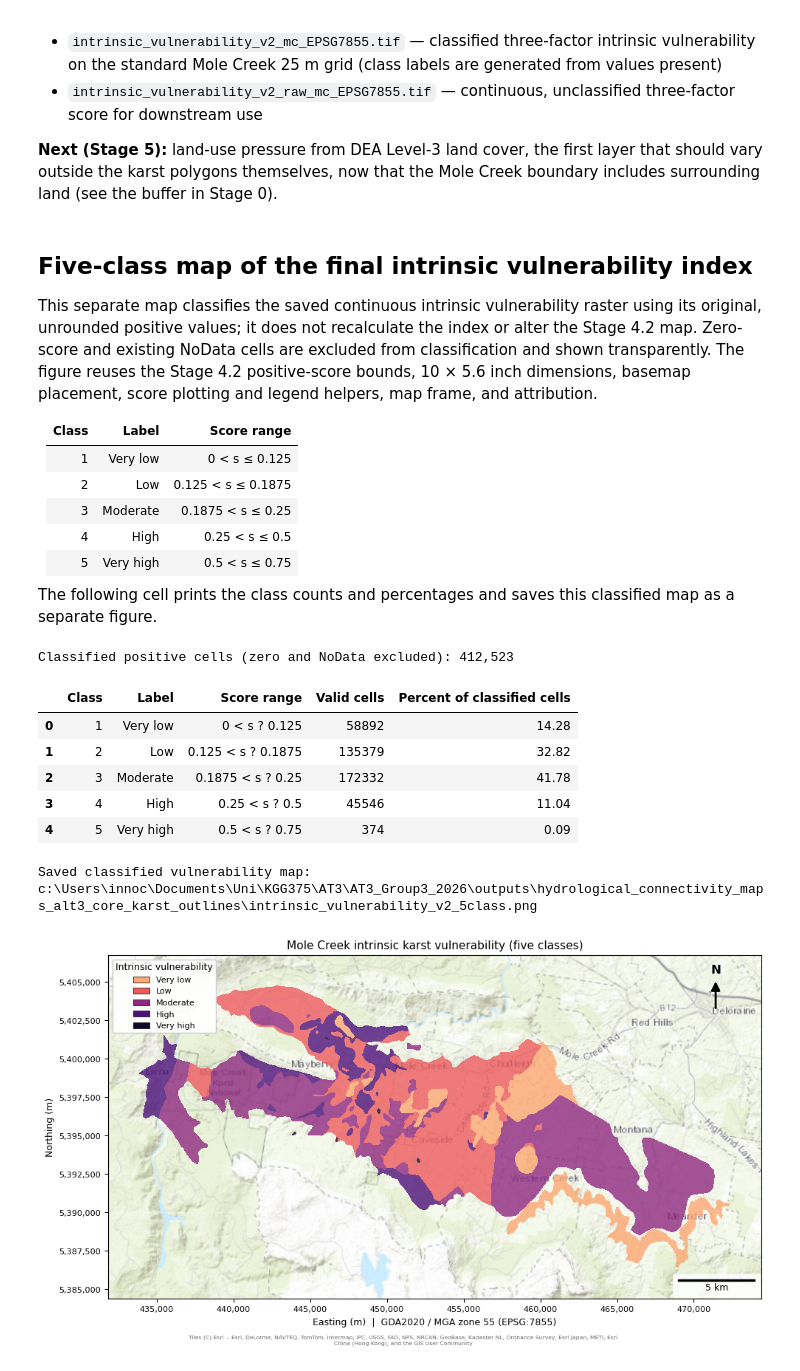
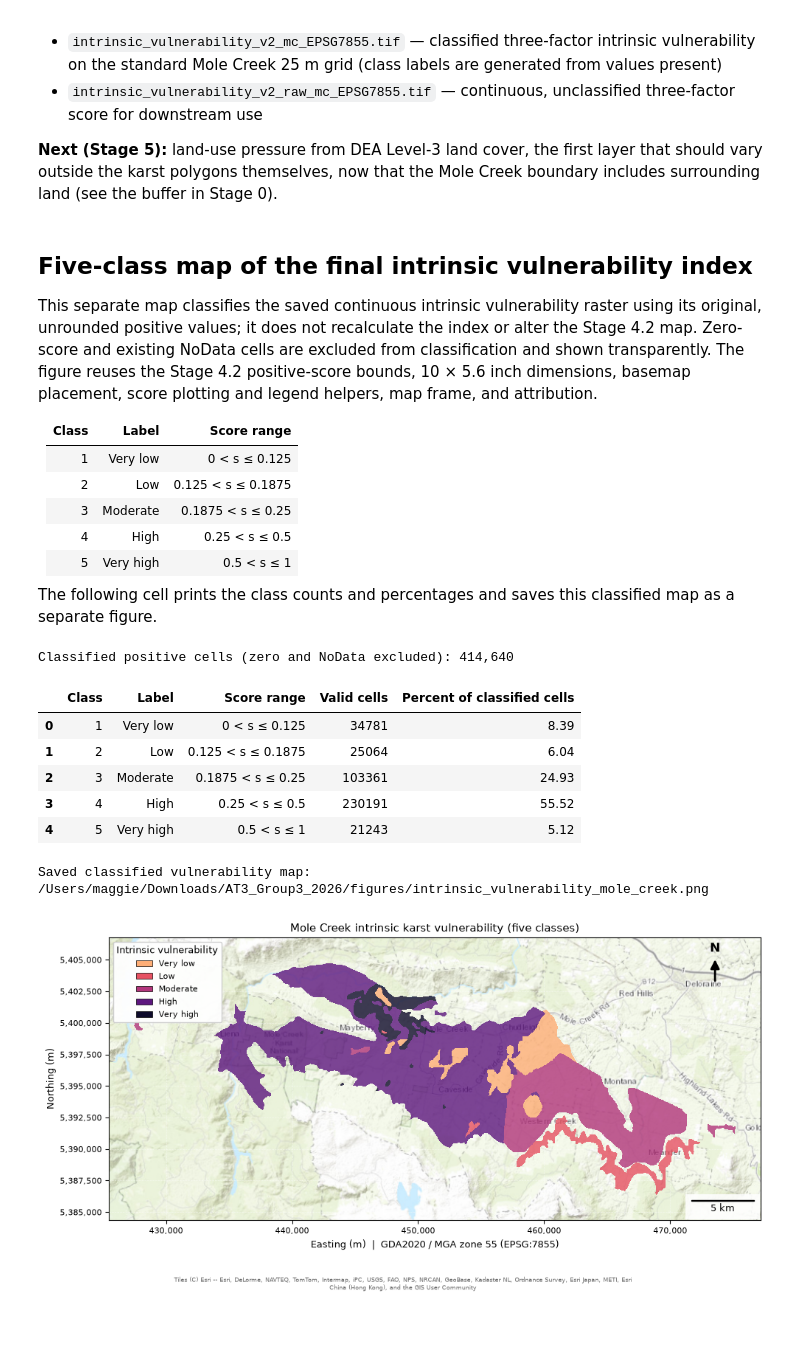
Before and after one commit to University-of-Tasmania-GPSS/AT3_Group3_2026, a Jupyter notebook: notebooks/04_v2_intrinsic_vulnerability.ipynb, the cells around one changed output. Saved outputs shown, nothing was run; the diff lists cells and outputs as text; code cells hidden in the pictures; blank space fills up the shorter version.

Commit message:
Rerun with exposure in susceptibility: new risk bands, updated results and text, intrinsic map, four-map figure

```diff
--- a/notebooks/04_v2_intrinsic_vulnerability.ipynb
+++ b/notebooks/04_v2_intrinsic_vulnerability.ipynb
@@ -97,7 +103,7 @@ Normalise the Stage 2 intensity (0 to 4), the Stage 2 exposure (0 to 3) and the
 susceptibility = susceptibility_score(intensity, exposure)   # intensity / 4 x exposure / 3
 connectivity_norm = connectivity_d8 / 3.0                    # Stage 3 D8 score, 0-3
 
-intrinsic = susceptibility * connectivity_norm
+intrinsic = np.round(susceptibility * connectivity_norm, 6)   # rounded so equal products are one class, not two floating-point neighbours
 intrinsic[~valid] = np.nan
 
 print("Distinct combined score values present:", np.unique(intrinsic[valid]))
@@ -176,7 +183,7 @@ This separate map classifies the saved continuous intrinsic vulnerability raster
 | 2 | Low | 0.125 < s ≤ 0.1875 |
 | 3 | Moderate | 0.1875 < s ≤ 0.25 |
 | 4 | High | 0.25 < s ≤ 0.5 |
-| 5 | Very high | 0.5 < s ≤ 0.75 |
+| 5 | Very high | 0.5 < s ≤ 1 |
 
 The following cell prints the class counts and percentages and saves this classified map as a separate figure.
 # %%
@@ -204,7 +211,7 @@ class_conditions = [
     (score_values > 0.125) & (score_values <= 0.1875),
     (score_values > 0.1875) & (score_values <= 0.25),
     (score_values > 0.25) & (score_values <= 0.5),
-    (score_values > 0.5) & (score_values <= 0.75),
+    (score_values > 0.5) & (score_values <= 1.0),
 ]
 class_labels = ["Very low", "Low", "Moderate", "High", "Very high"]
 # Use Stage 4.2's magma_r palette, sampling its positive-score colours so class 1 stays opaque.
@@ -216,9 +223,9 @@ class_ranges = [
     "0.125 < s ≤ 0.1875",
     "0.1875 < s ≤ 0.25",
     "0.25 < s ≤ 0.5",
-    "0.5 < s ≤ 0.75",
+    "0.5 < s ≤ 1",
 ]
-above_range = positive & (score_values > 0.75)
+above_range = positive & (score_values > 1.0)
 if above_range.any():
     raise ValueError(f"Positive scores exceed the specified class range; maximum is {score_values[above_range].max():.9g}")
 class_raster = np.full(score_shape, 255, dtype="uint8")
@@ -233,40 +240,40 @@ if classified_count == 0:
     raise ValueError("No positive, non-NoData intrinsic scores fall within the specified classes")
 
 break_table = pd.DataFrame({
     "Class": range(1, 6),
     "Label": class_labels,
     "Score range": class_ranges,
     "Valid cells": class_counts,
     "Percent of classified cells": [round(count / classified_count * 100, 2) for count in class_counts],
 })
 print(f"Classified positive cells (zero and NoData excluded): {classified_count:,}")
 display(break_table)
 
 # Match the Stage 4.2 bounds, figure dimensions, map placement, and plotting helpers.
 bounds = data_bounds(positive, profile["transform"])
 fig, ax = plt.subplots(figsize=(10, 5.6))
 add_basemap(ax, bounds, zoom=11)
 plot_scores(ax, class_raster, profile["transform"], len(class_labels), colours=class_colours)
 scores_legend(ax, class_labels, title="Intrinsic vulnerability", skip=(), colours=class_colours)
 ax.set_title("Mole Creek intrinsic karst vulnerability (five classes)", fontsize=11)
 finish_map(ax)
 add_attribution(ax)
 plt.tight_layout(rect=(0, 0.04, 1, 1))
 
 project_root = Path.cwd().parent if Path.cwd().name.lower() == "notebooks" else Path.cwd()
-map_output_dir = project_root / "outputs" / "hydrological_connectivity_maps_alt3_core_karst_outlines"
+map_output_dir = project_root / "figures"
 map_output_dir.mkdir(parents=True, exist_ok=True)
-map_path = map_output_dir / "intrinsic_vulnerability_v2_5class.png"
+map_path = map_output_dir / "intrinsic_vulnerability_mole_creek.png"
 fig.savefig(map_path, dpi=180, facecolor="white")
 print(f"Saved classified vulnerability map: {map_path}")
 plt.show()
 # %% [output]
-Classified positive cells (zero and NoData excluded): 412,523
+Classified positive cells (zero and NoData excluded): 414,640
 |  | Class | Label | Score range | Valid cells | Percent of classified cells |
-| 0 | 1 | Very low | 0 < s ? 0.125 | 58892 | 14.28 |
-| 1 | 2 | Low | 0.125 < s ? 0.1875 | 135379 | 32.82 |
-| 2 | 3 | Moderate | 0.1875 < s ? 0.25 | 172332 | 41.78 |
-| 3 | 4 | High | 0.25 < s ? 0.5 | 45546 | 11.04 |
-| 4 | 5 | Very high | 0.5 < s ? 0.75 | 374 | 0.09 |
+| 0 | 1 | Very low | 0 < s ≤ 0.125 | 34781 | 8.39 |
+| 1 | 2 | Low | 0.125 < s ≤ 0.1875 | 25064 | 6.04 |
+| 2 | 3 | Moderate | 0.1875 < s ≤ 0.25 | 103361 | 24.93 |
+| 3 | 4 | High | 0.25 < s ≤ 0.5 | 230191 | 55.52 |
+| 4 | 5 | Very high | 0.5 < s ≤ 1 | 21243 | 5.12 |
-Saved classified vulnerability map: c:\Users\innoc\Documents\Uni\KGG375\AT3\AT3_Group3_2026\outputs\hydrological_connectivity_maps_alt3_core_karst_outlines\intrinsic_vulnerability_v2_5class.png
+Saved classified vulnerability map: /Users/maggie/Downloads/AT3_Group3_2026/figures/intrinsic_vulnerability_mole_creek.png
-[figure, old version]
+[figure, new version]
```
Also changed, not shown: parts of 3 cells of this notebook, 22 other files.
